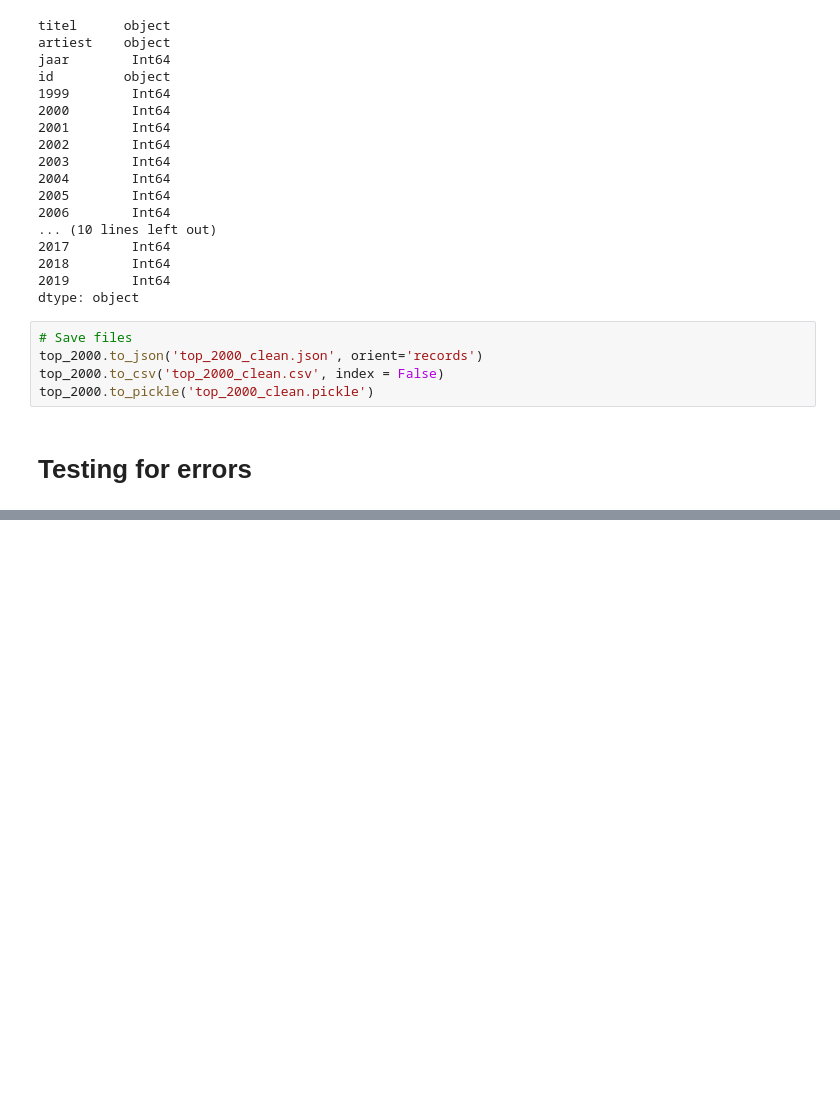
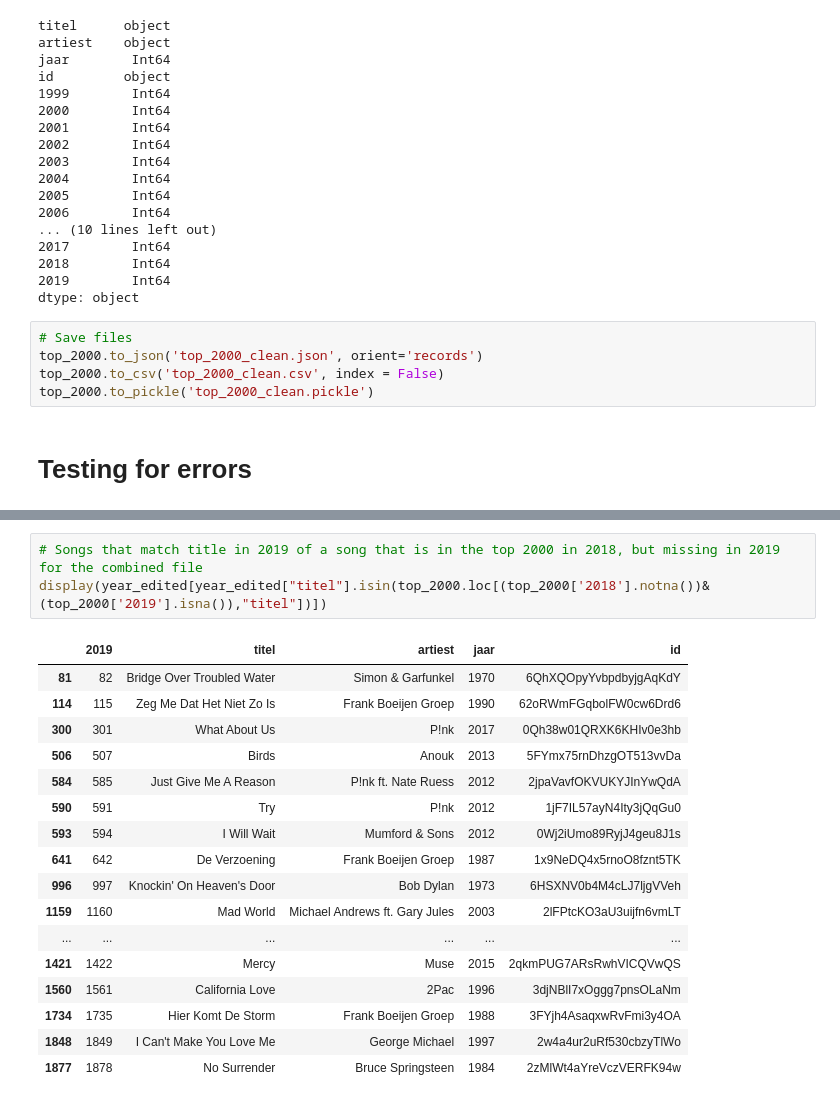
Before and after one commit to Jorisvdv/infovis, a Jupyter notebook: data/genarate_combined_custom_search.ipynb, the cells around one changed output, grey strips where cells are left out. Saved outputs shown, nothing was run; the diff lists cells and outputs as text; blank space fills up the shorter version.

```diff
--- a/data/genarate_combined_custom_search.ipynb
+++ b/data/genarate_combined_custom_search.ipynb
@@ -382,0 +383,21 @@ display(top_2000[(top_2000['2018'].notna())&(top_2000['2019'].isna())].sort_valu
+# %%
+# Songs that match title in 2019 of a song that is in the top 2000 in 2018, but missing in 2019 for the combined file
+display(year_edited[year_edited["titel"].isin(top_2000.loc[(top_2000['2018'].notna())&(top_2000['2019'].isna()),"titel"])])
+# %% [output]
+|  | 2019 | titel | artiest | jaar | id |
+| 81 | 82 | Bridge Over Troubled Water | Simon & Garfunkel | 1970 | 6QhXQOpyYvbpdbyjgAqKdY |
+| 114 | 115 | Zeg Me Dat Het Niet Zo Is | Frank Boeijen Groep | 1990 | 62oRWmFGqbolFW0cw6Drd6 |
+| 300 | 301 | What About Us | P!nk | 2017 | 0Qh38w01QRXK6KHIv0e3hb |
+| 506 | 507 | Birds | Anouk | 2013 | 5FYmx75rnDhzgOT513vvDa |
+| 584 | 585 | Just Give Me A Reason | P!nk ft. Nate Ruess | 2012 | 2jpaVavfOKVUKYJInYwQdA |
+| 590 | 591 | Try | P!nk | 2012 | 1jF7IL57ayN4Ity3jQqGu0 |
+| 593 | 594 | I Will Wait | Mumford & Sons | 2012 | 0Wj2iUmo89RyjJ4geu8J1s |
+| 641 | 642 | De Verzoening | Frank Boeijen Groep | 1987 | 1x9NeDQ4x5rnoO8fznt5TK |
+| 996 | 997 | Knockin' On Heaven's Door | Bob Dylan | 1973 | 6HSXNV0b4M4cLJ7ljgVVeh |
+| 1159 | 1160 | Mad World | Michael Andrews ft. Gary Jules | 2003 | 2lFPtcKO3aU3uijfn6vmLT |
+| ... | ... | ... | ... | ... | ... |
+| 1421 | 1422 | Mercy | Muse | 2015 | 2qkmPUG7ARsRwhVICQVwQS |
+| 1560 | 1561 | California Love | 2Pac | 1996 | 3djNBlI7xOggg7pnsOLaNm |
+| 1734 | 1735 | Hier Komt De Storm | Frank Boeijen Groep | 1988 | 3FYjh4AsaqxwRvFmi3y4OA |
+| 1848 | 1849 | I Can't Make You Love Me | George Michael | 1997 | 2w4a4ur2uRf530cbzyTlWo |
+| 1877 | 1878 | No Surrender | Bruce Springsteen | 1984 | 2zMlWt4aYreVczVERFK94w |
```
Also changed, not shown: parts of 5 cells of this notebook, 9 other files.
